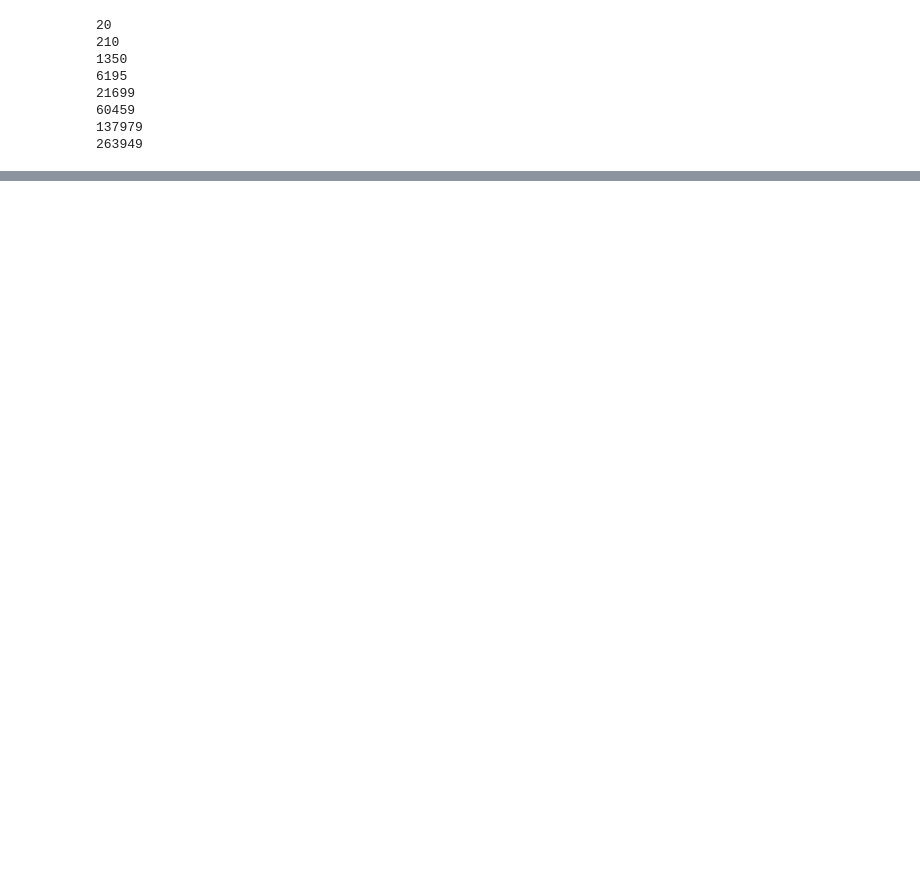
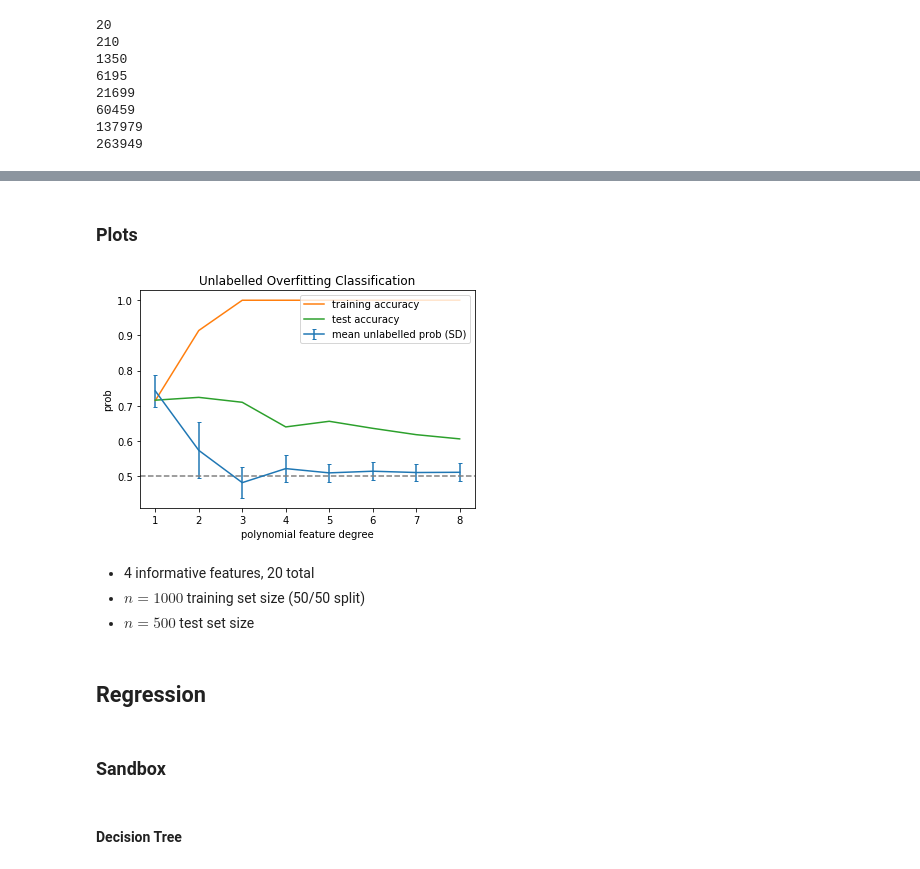
Before and after one commit to tliu526/overfitting, a Jupyter notebook: notebooks/overfit_notebook.ipynb, the cells around one changed output, grey strips where cells are left out. Saved outputs shown, nothing was run; the diff lists cells and outputs as text; code cells hidden in the pictures; blank space fills up the shorter version.

Commit message:
update on regression overfitting

```diff
--- a/notebooks/overfit_notebook.ipynb
+++ b/notebooks/overfit_notebook.ipynb
@@ -26,16 +30,16 @@ Notebook for overfitting simulation and notes.
 # %%
 # features
 n_informative = 4
-n_redundant = 2
+n_redundant = 0
 n_total_feats = 20
 
 # samples
-n_train = 100
-n_test = 200
+n_train = 1000
+n_test = 500
 
 # class parameters
 n_classes = 2
-weights = None # defaults to 50/50 split
+weights = None#[.2, .8] # defaults to 50/50 split
 
 # output params
 shuffle = True
@@ -140,7 +144,7 @@ no_label_X = np.random.multivariate_normal(np.random.rand((n_total_feats)),
 # %%
 test_proba = []
 test_pred = []
-for pipe in pipelines:
+for pipe_idx, pipe in enumerate(pipelines):
     pred_prob = pipe.predict_proba(no_label_X)
     #print(pred_prob.shape)
     #print(pred_prob[:5,:])
@@ -185,0 +331,7 @@ for pipe in pipelines:
+# %%
+n_trials = 50
+n_samples = 500
+pred_probs, mean_p, std_p = simulate_no_label_X(pipelines,
+                                                n_total_feats,
+                                                n_trials,
+                                                n_samples)
@@ -185,0 +356,28 @@ for pipe in pipelines:
+# %% [markdown]
+### Plots
+# %%
+x = np.arange(1,9)
+
+#sns.pointplot(x, mean_p)
+plt.errorbar(x, mean_p, yerr=std_p, #/ np.sqrt(n_trials),
+             capsize=2, label="mean unlabelled prob (SD)")
+plt.plot(x, train_acc, label="training accuracy")
+plt.plot(x, test_acc, label="test accuracy")
+plt.ylabel("prob")
+plt.xlabel("polynomial feature degree")
+plt.axhline(y=0.5, ls='--', color='grey')
+plt.legend(loc='upper right')
+plt.title("Unlabelled Overfitting Classification")
+#plt.savefig("../figures/overfit_classification_1000.png", dpi=300)
+# %% [output]
+[figure, added]
+# %% [markdown]
+- 4 informative features, 20 total
+- $n=1000$ training set size (50/50 split)
+- $n=500$ test set size
+# %% [markdown]
+## Regression
+# %% [markdown]
+### Sandbox
+# %% [markdown]
+#### Decision Tree
```
Also changed, not shown: parts of 54 cells of this notebook.
